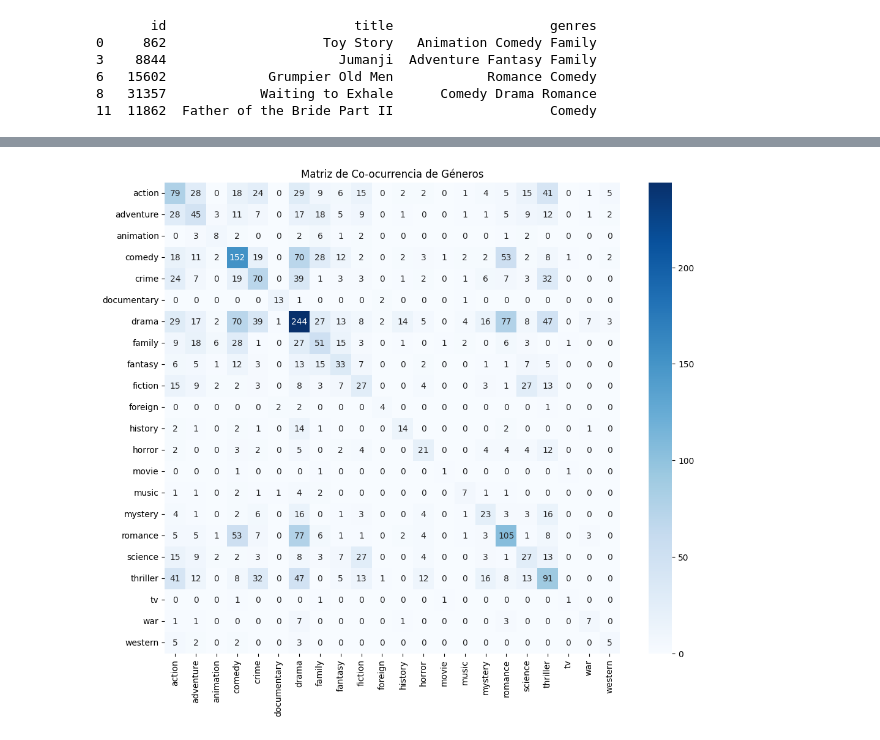
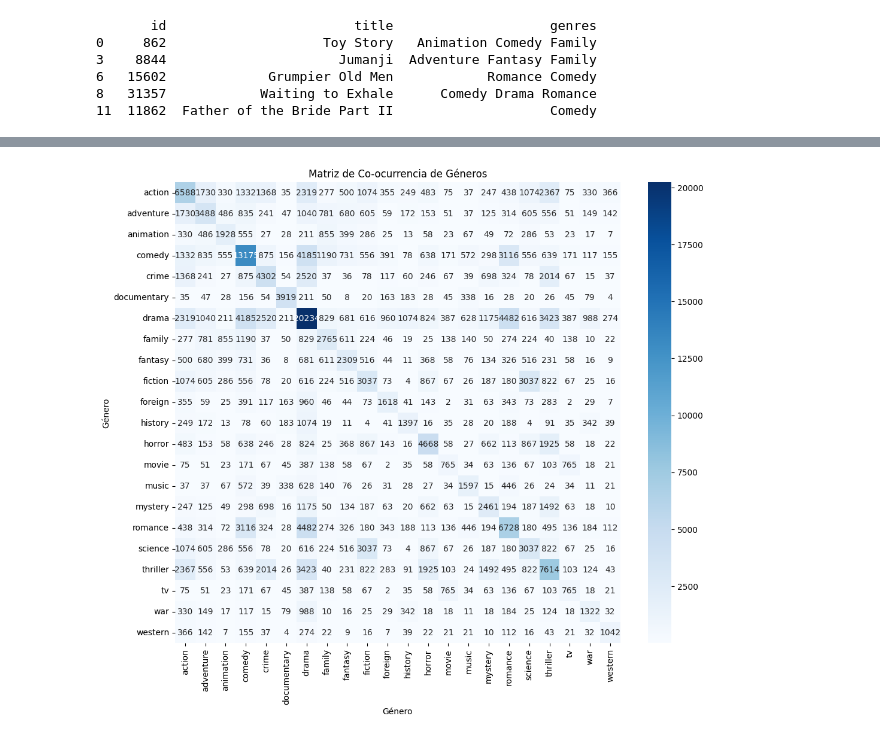
Before and after one commit to CarranzaDanilo/Api_Peliculas, a Jupyter notebook: notebooks/EDA.ipynb, the cells around one changed output, grey strips where cells are left out. Drawn from its saved outputs; the diff is of its cells as text; code cells hidden in the pictures.

```diff
--- a/notebooks/EDA.ipynb
+++ b/notebooks/EDA.ipynb
@@ -42,15 +58,9 @@ print(df_central.head())
 3          1995    5.09
 4          1995    0.00
 # %%
-
-
-
 def obtener_peliculas_completas():
     # Realiza la fusión de los DataFrames
     df_completa = df_genres_id.merge(df_central, on='id')
-
-    # Limita el DataFrame a las primeras 1000 filas
-    df_completa = df_completa.head(1000)
 
     # Agrupa los géneros por 'id' y los concatena en una sola cadena
     df_completa['genres'] = df_completa.groupby('id')['genre'].transform(lambda x: ' '.join(x))
@@ -93,0 +128,7 @@ df_completa
+# %%
+# Verificar valores duplicados: Contar el número de filas duplicadas en el DataFrame
+duplicados = df_completa.duplicated().sum()
+print(f"Número de filas duplicadas: {duplicados}")
+
+# Eliminar duplicados si es necesario: Elimina todas las filas duplicadas del DataFrame
+df_completa = df_completa.drop_duplicates()
@@ -123,16 +179,18 @@ plt.show()
 # %%
-# Vectorizar los géneros
+# Vectorizar los géneros: Transformar los géneros en una matriz de conteo
 vectorizer = CountVectorizer()
 X = vectorizer.fit_transform(df_completa['genres'])
 
-# Crear un DataFrame de la matriz de co-ocurrencia
-co_occur_matrix = (X.T * X).A
+# Crear una matriz de co-ocurrencia: Multiplicar la matriz transpuesta por la matriz original
+co_occur_matrix = (X.T * X).toarray()  # Convertir la matriz dispersa a una matriz densa usando toarray()
 co_occur_df = pd.DataFrame(co_occur_matrix, index=vectorizer.get_feature_names_out(), columns=vectorizer.get_feature_names_out())
 
 # Mostrar el heatmap de co-ocurrencia de géneros
-plt.figure(figsize=(12, 10))
-sns.heatmap(co_occur_df, cmap='Blues', annot=True, fmt='d')
-plt.title('Matriz de Co-ocurrencia de Géneros')
-plt.show()
+plt.figure(figsize=(12, 10))  # Establecer el tamaño de la figura
+sns.heatmap(co_occur_df, cmap='Blues', annot=True, fmt='d')  # Crear el heatmap con anotaciones
+plt.title('Matriz de Co-ocurrencia de Géneros')  # Título del gráfico
+plt.xlabel('Género')  # Etiqueta del eje x
+plt.ylabel('Género')  # Etiqueta del eje y
+plt.show()  # Mostrar el gráfico
 # %% [output]
-[figure, old version]
+[figure, new version]
```
Also changed, not shown: parts of 16 cells of this notebook, 1 other file.
